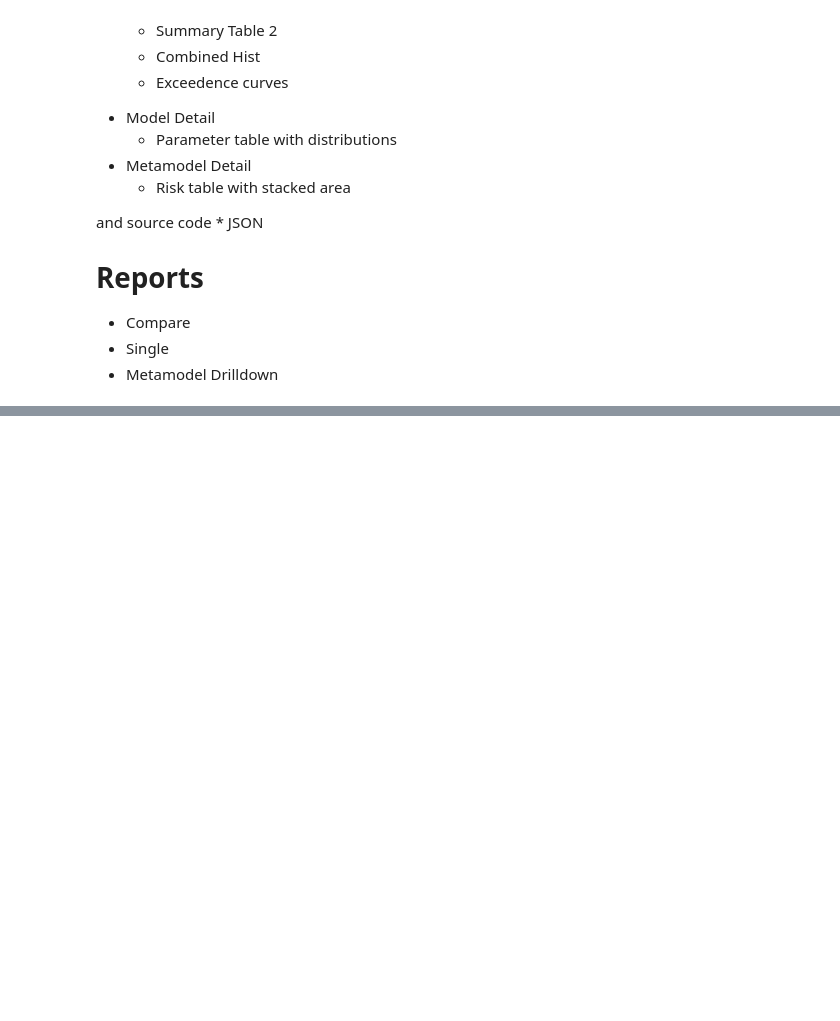
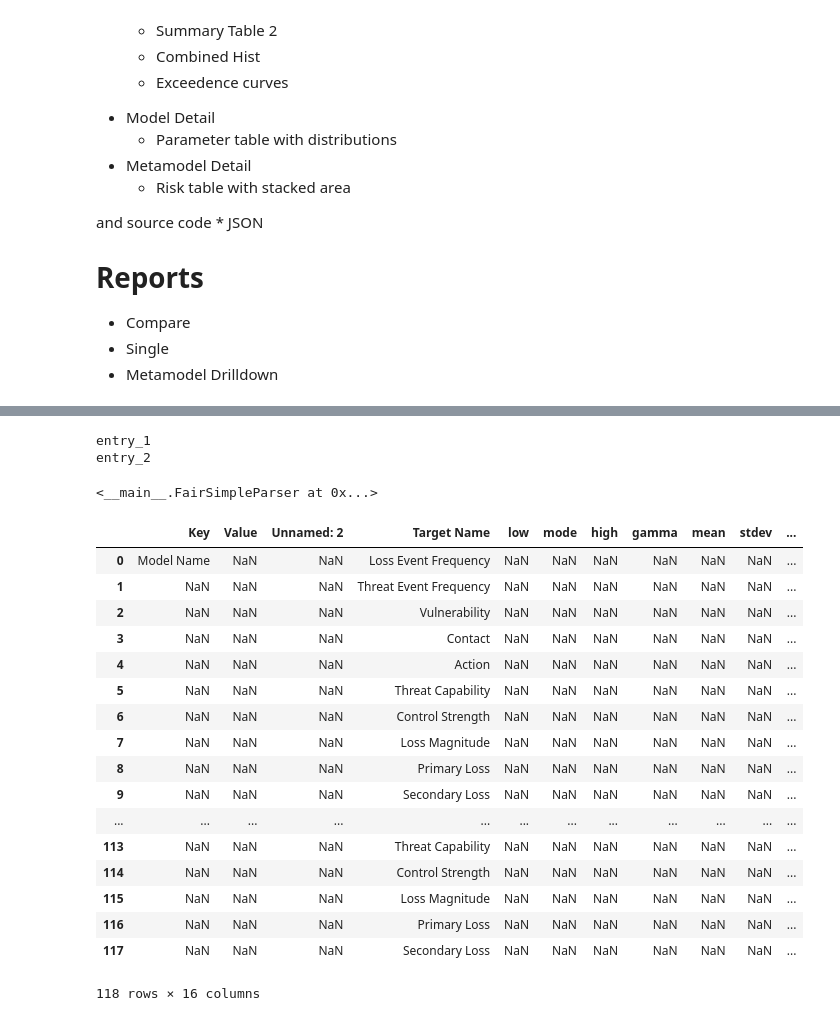
Before and after one commit to Hive-Systems/pyfair, a Jupyter notebook: scratch_notebook.ipynb, the cells around one changed output, grey strips where cells are left out. Saved outputs shown, nothing was run; the diff lists cells and outputs as text; code cells hidden in the pictures; blank space fills up the shorter version.

```diff
--- a/scratch_notebook.ipynb
+++ b/scratch_notebook.ipynb
@@ -165,0 +200,77 @@ import numpy as np
+# %%
+wb = xlrd.open_workbook('./pyfair/static/data_entry.xlsx')
+# %%
+import xlrd
+
+import pandas as pd
+
+
+class FairSimpleParser(object):
+
+    def __init__(self, workbook_path):
+        self._path     = workbook_path
+        self._names    = list()
+        self._raw_data = dict()
+        self._data     = dict()
+        self._populate_object()
+        self._refine_overview()
+        self._refine_tabs()
+
+    def _populate_object(self):
+        '''Read sheet data.'''
+        # Read workbook
+        wb = xlrd.open_workbook(self._path)
+        # Create sheets via list comprehension
+        self._names  = wb.sheet_names()
+        for name in self._names:
+            df = pd.read_excel(self._path, sheet_name=name)
+            self._raw_data[name] = df
+
+    def _refine_overview(self):
+        overview_name = self._names[0]
+        raw_overview  = self._raw_data[overview_name]
+        # Discard everything lacking a key
+        overview = raw_overview.dropna(subset=['Key'])
+        overview = overview.iloc[:, :2].set_index('Key')
+        self._data[overview_name] = overview
+
+    def _refine_tabs(self):
+        for tab in self._names[1:]:
+            frames = []
+            i = 0
+            for i in
+            df = pd.read_excel(self._path, sheet_name=tab)
+
+
+
+
+
+
+
+fsp = FairSimpleParser('./pyfair/static/data_entry.xlsx')
+fsp
+# %% [output]
+entry_1
+entry_2
+<__main__.FairSimpleParser at 0x...>
+# %%
+fsp._raw_data['entry_1']
+# %% [output]
+|  | Key | Value | Unnamed: 2 | Target Name | low | mode | high | gamma | mean | stdev | ... |
+| 0 | Model Name | NaN | NaN | Loss Event Frequency | NaN | NaN | NaN | NaN | NaN | NaN | ... |
+| 1 | NaN | NaN | NaN | Threat Event Frequency | NaN | NaN | NaN | NaN | NaN | NaN | ... |
+| 2 | NaN | NaN | NaN | Vulnerability | NaN | NaN | NaN | NaN | NaN | NaN | ... |
+| 3 | NaN | NaN | NaN | Contact | NaN | NaN | NaN | NaN | NaN | NaN | ... |
+| 4 | NaN | NaN | NaN | Action | NaN | NaN | NaN | NaN | NaN | NaN | ... |
+| 5 | NaN | NaN | NaN | Threat Capability | NaN | NaN | NaN | NaN | NaN | NaN | ... |
+| 6 | NaN | NaN | NaN | Control Strength | NaN | NaN | NaN | NaN | NaN | NaN | ... |
+| 7 | NaN | NaN | NaN | Loss Magnitude | NaN | NaN | NaN | NaN | NaN | NaN | ... |
+| 8 | NaN | NaN | NaN | Primary Loss | NaN | NaN | NaN | NaN | NaN | NaN | ... |
+| 9 | NaN | NaN | NaN | Secondary Loss | NaN | NaN | NaN | NaN | NaN | NaN | ... |
+| ... | ... | ... | ... | ... | ... | ... | ... | ... | ... | ... | ... |
+| 113 | NaN | NaN | NaN | Threat Capability | NaN | NaN | NaN | NaN | NaN | NaN | ... |
+| 114 | NaN | NaN | NaN | Control Strength | NaN | NaN | NaN | NaN | NaN | NaN | ... |
+| 115 | NaN | NaN | NaN | Loss Magnitude | NaN | NaN | NaN | NaN | NaN | NaN | ... |
+| 116 | NaN | NaN | NaN | Primary Loss | NaN | NaN | NaN | NaN | NaN | NaN | ... |
+| 117 | NaN | NaN | NaN | Secondary Loss | NaN | NaN | NaN | NaN | NaN | NaN | ... |
+118 rows × 16 columns
```
Also changed, not shown: parts of 7 cells of this notebook, 15 other files.
